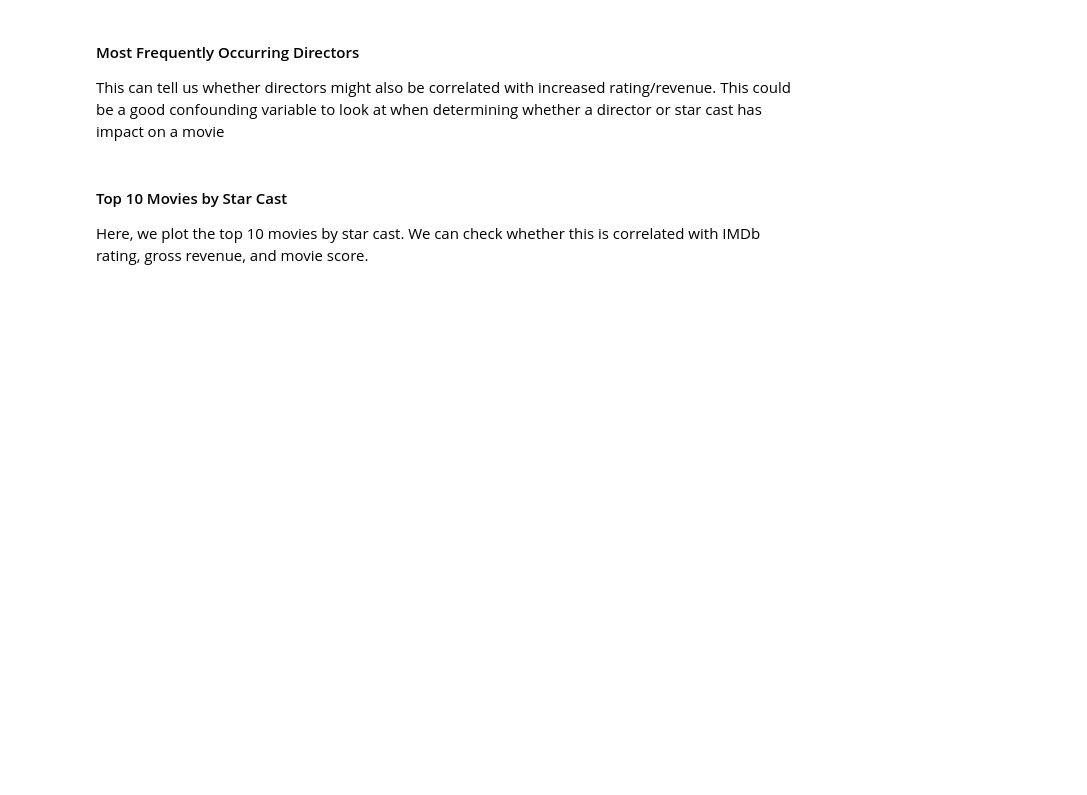
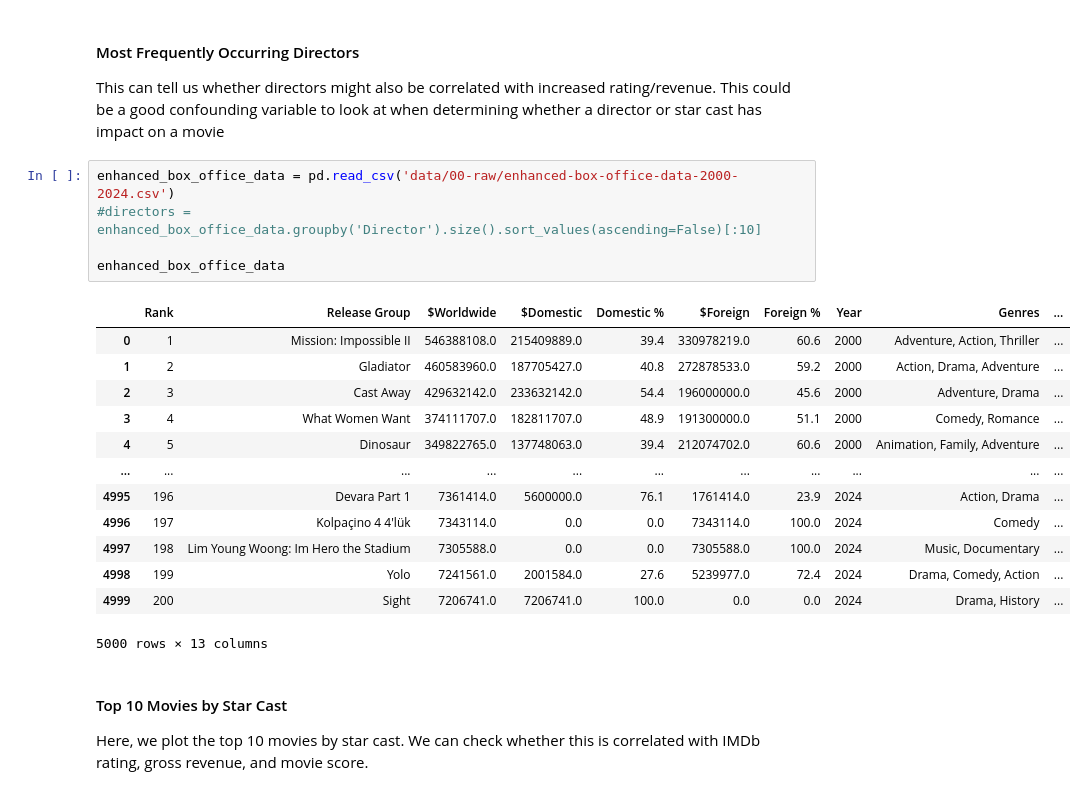
Before and after one commit to COGS108/Group138_WI26, a Jupyter notebook: 02-EDACheckpoint.ipynb, the cells around one changed output. Cells and saved outputs as stored; diff of their text form; blank space fills up the shorter version.

```diff
--- a/02-EDACheckpoint.ipynb
+++ b/02-EDACheckpoint.ipynb
@@ -388,6 +388,25 @@ Some more words and stuff.  Remember notebooks work best if you interleave the c
 #### Most Frequently Occurring Directors
 
 This can tell us whether directors might also be correlated with increased rating/revenue. This could be a good confounding variable to look at when determining whether a director or star cast has impact on a movie
+# %%
+enhanced_box_office_data = pd.read_csv('data/00-raw/enhanced-box-office-data-2000-2024.csv')
+#directors = enhanced_box_office_data.groupby('Director').size().sort_values(ascending=False)[:10]
+
+enhanced_box_office_data
+# %% [output]
+|  | Rank | Release Group | $Worldwide | $Domestic | Domestic % | $Foreign | Foreign % | Year | Genres | ... |
+| 0 | 1 | Mission: Impossible II | 546388108.0 | 215409889.0 | 39.4 | 330978219.0 | 60.6 | 2000 | Adventure, Action, Thriller | ... |
+| 1 | 2 | Gladiator | 460583960.0 | 187705427.0 | 40.8 | 272878533.0 | 59.2 | 2000 | Action, Drama, Adventure | ... |
+| 2 | 3 | Cast Away | 429632142.0 | 233632142.0 | 54.4 | 196000000.0 | 45.6 | 2000 | Adventure, Drama | ... |
+| 3 | 4 | What Women Want | 374111707.0 | 182811707.0 | 48.9 | 191300000.0 | 51.1 | 2000 | Comedy, Romance | ... |
+| 4 | 5 | Dinosaur | 349822765.0 | 137748063.0 | 39.4 | 212074702.0 | 60.6 | 2000 | Animation, Family, Adventure | ... |
+| ... | ... | ... | ... | ... | ... | ... | ... | ... | ... | ... |
+| 4995 | 196 | Devara Part 1 | 7361414.0 | 5600000.0 | 76.1 | 1761414.0 | 23.9 | 2024 | Action, Drama | ... |
+| 4996 | 197 | Kolpaçino 4 4'lük | 7343114.0 | 0.0 | 0.0 | 7343114.0 | 100.0 | 2024 | Comedy | ... |
+| 4997 | 198 | Lim Young Woong: Im Hero the Stadium | 7305588.0 | 0.0 | 0.0 | 7305588.0 | 100.0 | 2024 | Music, Documentary | ... |
+| 4998 | 199 | Yolo | 7241561.0 | 2001584.0 | 27.6 | 5239977.0 | 72.4 | 2024 | Drama, Comedy, Action | ... |
+| 4999 | 200 | Sight | 7206741.0 | 7206741.0 | 100.0 | 0.0 | 0.0 | 2024 | Drama, History | ... |
+5000 rows × 13 columns
 # %% [markdown]
 #### Top 10 Movies by Star Cast
 
```
